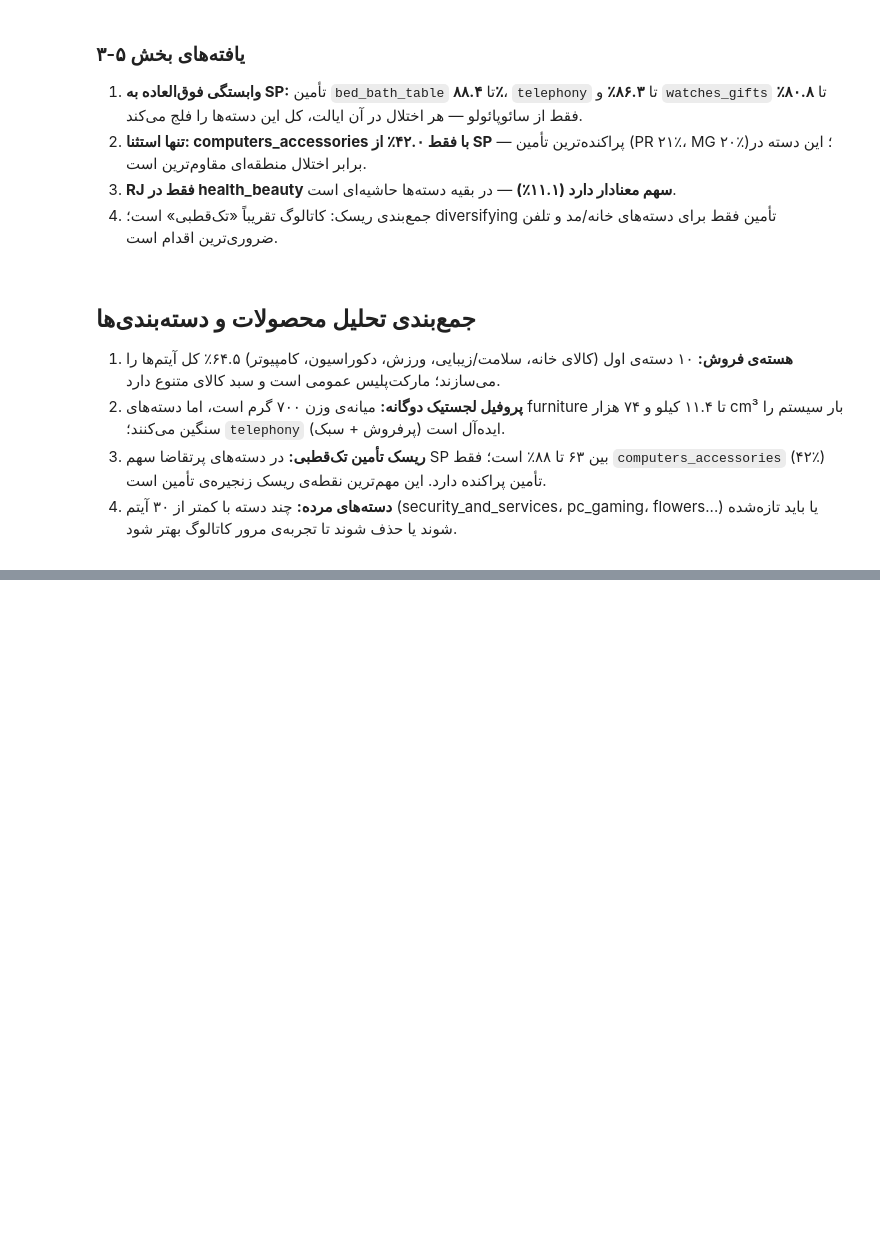
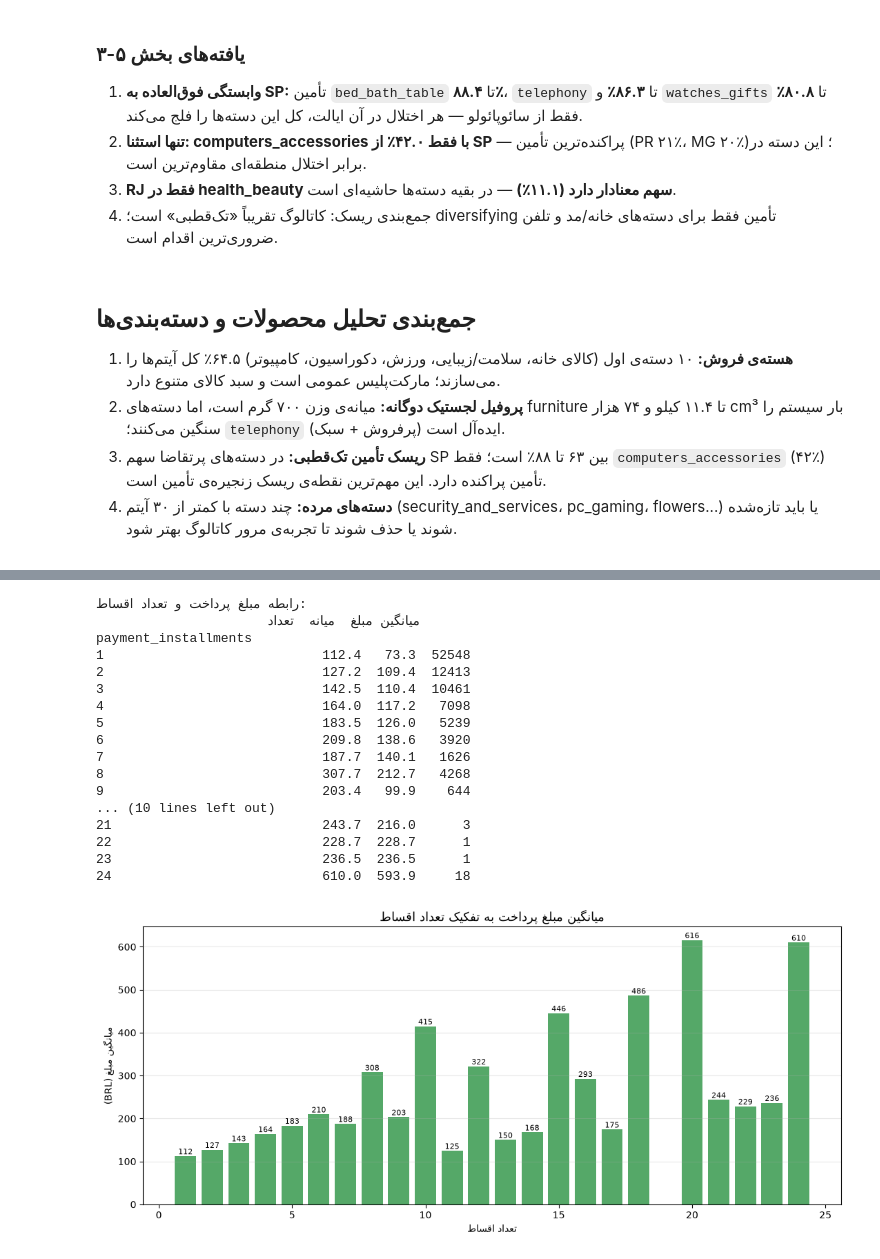
Before and after one commit to arashalidadi/olist-pro, a Jupyter notebook: olist_analysis.ipynb, the cells around one changed output, grey strips where cells are left out. Drawn from its saved outputs; the diff is of its cells as text; code cells hidden in the pictures; blank space fills up the shorter version.

```diff
--- a/olist_analysis.ipynb
+++ b/olist_analysis.ipynb
@@ -2107,0 +2252,39 @@ computers_accessories    42.0
+# %%
+print('رابطه مبلغ پرداخت و تعداد اقساط:')
+val_by_inst = payments.groupby('payment_installments')['payment_value']
+val_table = pd.DataFrame({
+    'میانگین مبلغ': val_by_inst.mean().round(1),
+    'میانه': val_by_inst.median().round(1),
+    'تعداد': val_by_inst.size(),
+})
+print(val_table.to_string())
+
+fig, ax = plt.subplots(figsize=(11, 5))
+grp = payments.groupby('payment_installments')['payment_value'].mean()
+bars = ax.bar(grp.index, grp.values, color='#55a868')
+ax.bar_label(bars, labels=[f'{v:,.0f}' for v in grp.values], fontsize=8)
+ax.set_title(fa('میانگین مبلغ پرداخت به تفکیک تعداد اقساط'), fontsize=13)
+ax.set_xlabel(fa('تعداد اقساط'))
+ax.set_ylabel(fa('میانگین مبلغ') + ' (BRL)')
+ax.grid(axis='y', alpha=0.3)
+fig.tight_layout()
+plt.show()
+# %% [output]
+رابطه مبلغ پرداخت و تعداد اقساط:
+                      میانگین مبلغ  میانه  تعداد
+payment_installments
+1                            112.4   73.3  52548
+2                            127.2  109.4  12413
+3                            142.5  110.4  10461
+4                            164.0  117.2   7098
+5                            183.5  126.0   5239
+6                            209.8  138.6   3920
+7                            187.7  140.1   1626
+8                            307.7  212.7   4268
+9                            203.4   99.9    644
+... (10 lines left out)
+21                           243.7  216.0      3
+22                           228.7  228.7      1
+23                           236.5  236.5      1
+24                           610.0  593.9     18
+[figure, added]
```
Also changed, not shown: parts of 11 cells of this notebook, 1 other file.
